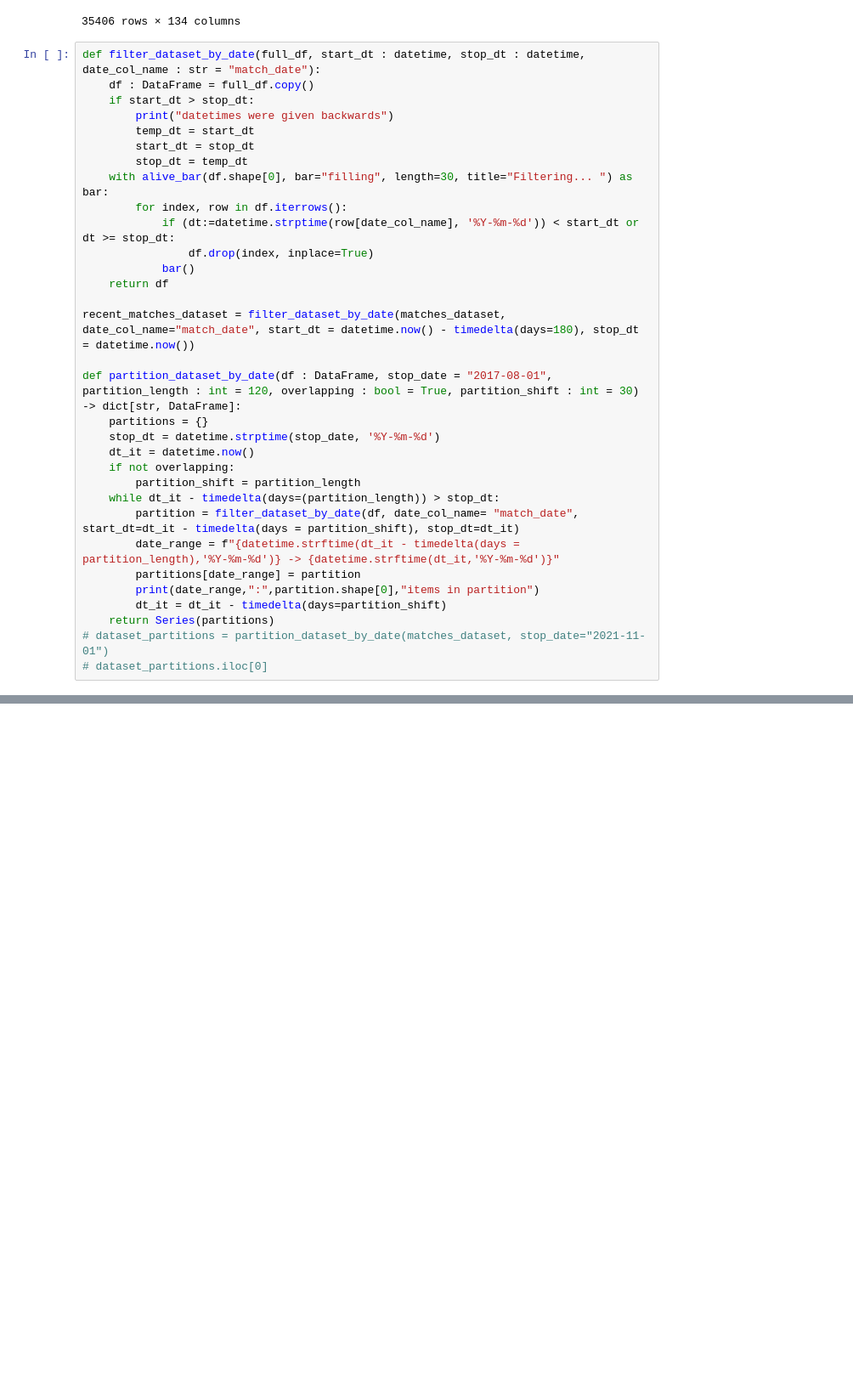
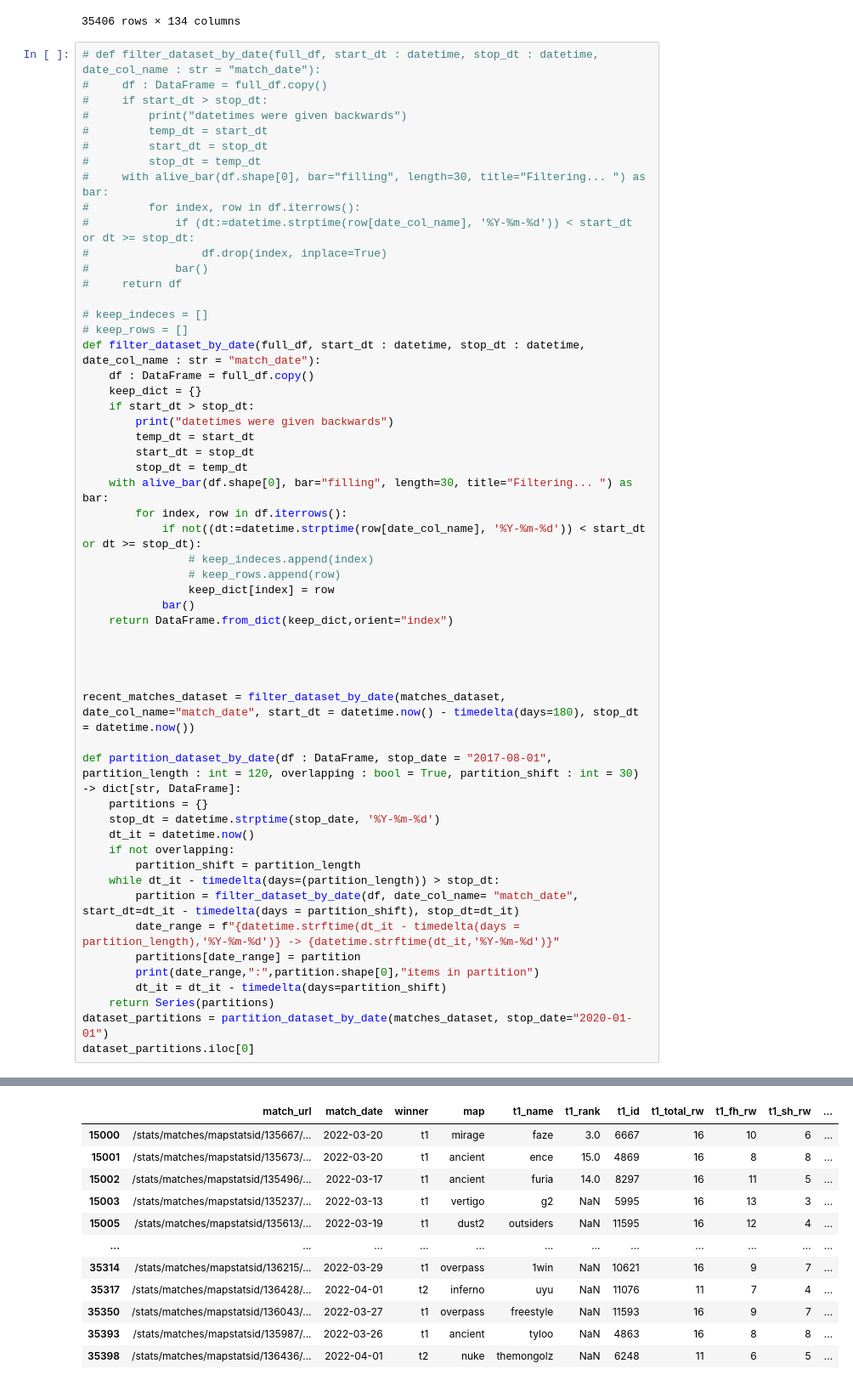
Before and after one commit to a-dubs/ds3000-project, a Jupyter notebook: models.ipynb, the cells around one changed output, grey strips where cells are left out. Shown at 85% size. Drawn from its saved outputs; the diff is of its cells as text; blank space fills up the shorter version.

```diff
--- a/models.ipynb
+++ b/models.ipynb
@@ -34,8 +34,25 @@ matches_dataset
 | 35405 | /stats/matches/mapstatsid/71617/a... | 2018-08-09 | t1 | dust2 | avangar | NaN | 8120 | 16 | 8 | 8 | ... |
 35406 rows × 134 columns
 # %%
+# def filter_dataset_by_date(full_df, start_dt : datetime, stop_dt : datetime, date_col_name : str = "match_date"):
+#     df : DataFrame = full_df.copy()
+#     if start_dt > stop_dt:
+#         print("datetimes were given backwards")
+#         temp_dt = start_dt
+#         start_dt = stop_dt
+#         stop_dt = temp_dt
+#     with alive_bar(df.shape[0], bar="filling", length=30, title="Filtering... ") as bar:
+#         for index, row in df.iterrows():
+#             if (dt:=datetime.strptime(row[date_col_name], '%Y-%m-%d')) < start_dt or dt >= stop_dt:
+#                 df.drop(index, inplace=True)
+#             bar()
+#     return df
+
+# keep_indeces = []
+# keep_rows = []
 def filter_dataset_by_date(full_df, start_dt : datetime, stop_dt : datetime, date_col_name : str = "match_date"):
     df : DataFrame = full_df.copy()
+    keep_dict = {}
     if start_dt > stop_dt:
         print("datetimes were given backwards")
         temp_dt = start_dt
@@ -43,10 +60,15 @@ def filter_dataset_by_date(full_df, start_dt : datetime, stop_dt : datetime, dat
         stop_dt = temp_dt
     with alive_bar(df.shape[0], bar="filling", length=30, title="Filtering... ") as bar:
         for index, row in df.iterrows():
-            if (dt:=datetime.strptime(row[date_col_name], '%Y-%m-%d')) < start_dt or dt >= stop_dt:
-                df.drop(index, inplace=True)
+            if not((dt:=datetime.strptime(row[date_col_name], '%Y-%m-%d')) < start_dt or dt >= stop_dt):
+                # keep_indeces.append(index)
+                # keep_rows.append(row)
+                keep_dict[index] = row
             bar()
-    return df
+    return DataFrame.from_dict(keep_dict,orient="index")
+
+
+
 
 recent_matches_dataset = filter_dataset_by_date(matches_dataset, date_col_name="match_date", start_dt = datetime.now() - timedelta(days=180), stop_dt = datetime.now())
 
@@ -63,6 +85,6 @@ def partition_dataset_by_date(df : DataFrame, stop_date = "2017-08-01", partitio
         print(date_range,":",partition.shape[0],"items in partition")
         dt_it = dt_it - timedelta(days=partition_shift)
     return Series(partitions)
-# dataset_partitions = partition_dataset_by_date(matches_dataset, stop_date="2021-11-01")
-# dataset_partitions.iloc[0]
+dataset_partitions = partition_dataset_by_date(matches_dataset, stop_date="2020-01-01")
+dataset_partitions.iloc[0]
 # %% [output]
@@ -69,0 +108,12 @@ Filtering...  |█████████████████████
+|  | match_url | match_date | winner | map | t1_name | t1_rank | t1_id | t1_total_rw | t1_fh_rw | t1_sh_rw | ... |
+| 15000 | /stats/matches/mapstatsid/135667/... | 2022-03-20 | t1 | mirage | faze | 3.0 | 6667 | 16 | 10 | 6 | ... |
+| 15001 | /stats/matches/mapstatsid/135673/... | 2022-03-20 | t1 | ancient | ence | 15.0 | 4869 | 16 | 8 | 8 | ... |
+| 15002 | /stats/matches/mapstatsid/135496/... | 2022-03-17 | t1 | ancient | furia | 14.0 | 8297 | 16 | 11 | 5 | ... |
+| 15003 | /stats/matches/mapstatsid/135237/... | 2022-03-13 | t1 | vertigo | g2 | NaN | 5995 | 16 | 13 | 3 | ... |
+| 15005 | /stats/matches/mapstatsid/135613/... | 2022-03-19 | t1 | dust2 | outsiders | NaN | 11595 | 16 | 12 | 4 | ... |
+| ... | ... | ... | ... | ... | ... | ... | ... | ... | ... | ... | ... |
+| 35314 | /stats/matches/mapstatsid/136215/... | 2022-03-29 | t1 | overpass | 1win | NaN | 10621 | 16 | 9 | 7 | ... |
+| 35317 | /stats/matches/mapstatsid/136428/... | 2022-04-01 | t2 | inferno | uyu | NaN | 11076 | 11 | 7 | 4 | ... |
+| 35350 | /stats/matches/mapstatsid/136043/... | 2022-03-27 | t1 | overpass | freestyle | NaN | 11593 | 16 | 9 | 7 | ... |
+| 35393 | /stats/matches/mapstatsid/135987/... | 2022-03-26 | t1 | ancient | tyloo | NaN | 4863 | 16 | 8 | 8 | ... |
+| 35398 | /stats/matches/mapstatsid/136436/... | 2022-04-01 | t2 | nuke | themongolz | NaN | 6248 | 11 | 6 | 5 | ... |
```
Also changed, not shown: parts of 12 cells of this notebook, 1 other file.
